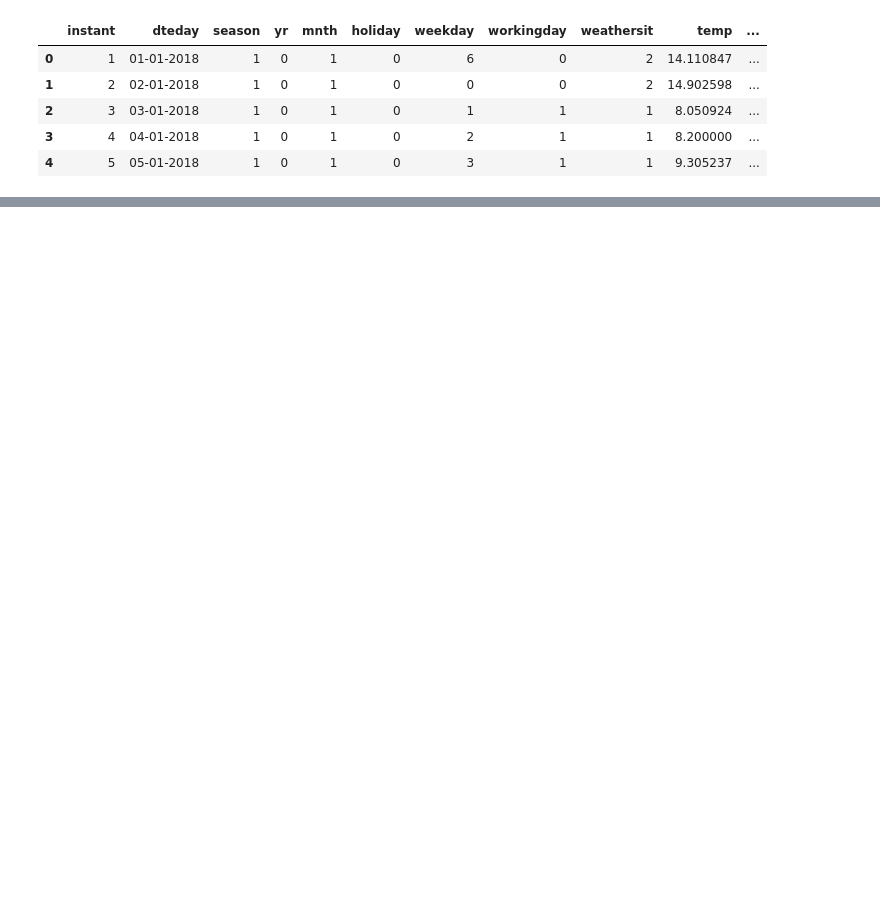
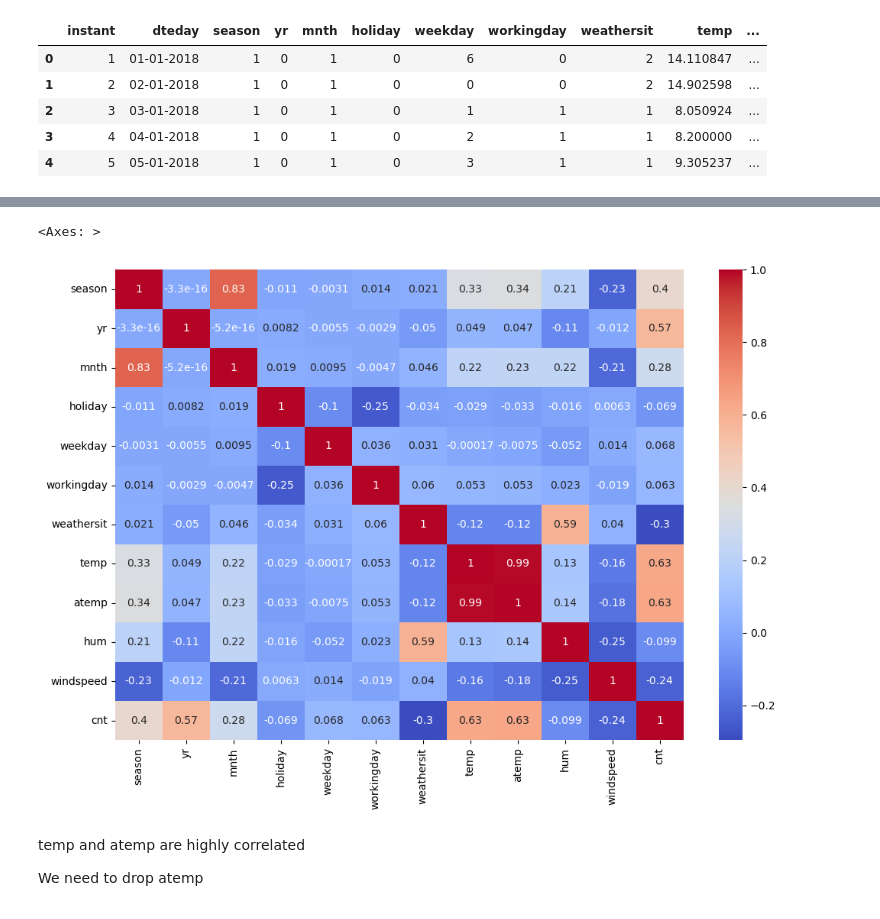
Before and after one commit to Uttam-Mahata/Bike-Share-Prediction, a Jupyter notebook: bike_share.ipynb, the cells around one changed output, grey strips where cells are left out. Drawn from its saved outputs; the diff is of its cells as text; code cells hidden in the pictures; blank space fills up the shorter version.

```diff
--- a/bike_share.ipynb
+++ b/bike_share.ipynb
@@ -47,0 +75,2 @@ data.info
+# %%
+data.drop(['instant', 'dteday', 'casual', 'registered'], axis=1, inplace=True)
@@ -237,0 +116,13 @@ plt.show()
+# %%
+# Check for Correlation using Heatmap
+import seaborn as sns
+import matplotlib.pyplot as plt
+
+plt.figure(figsize=(12, 8))
+sns.heatmap(data.corr(), annot=True, cmap='coolwarm')
+# %% [output]
+<Axes: >
+[figure, added]
+# %% [markdown]
+<p>temp and atemp are highly correlated
+<p> We need to drop atemp
```
Also changed, not shown: parts of 67 cells of this notebook.
